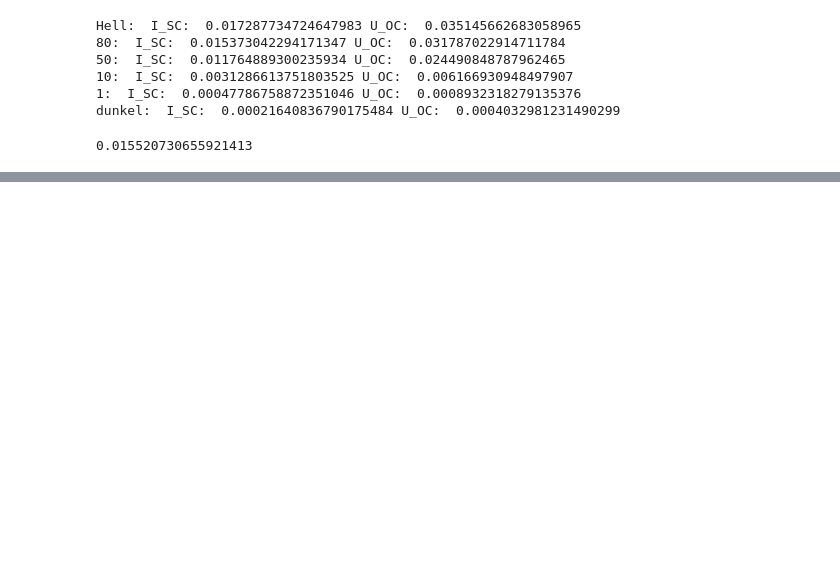
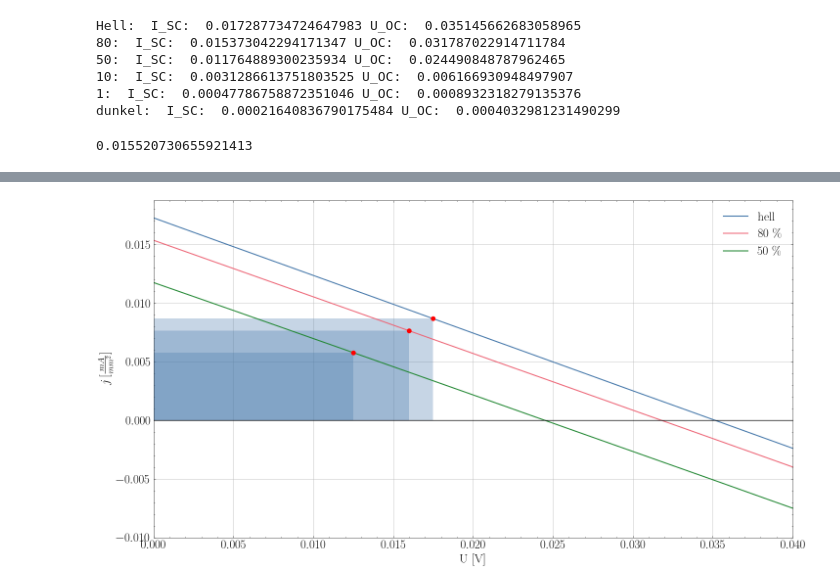
Before and after one commit to FlorianAdamczyk/FPrak_Perowskitsolarzellen, a Jupyter notebook: Auswertung.ipynb, the cells around one changed output, grey strips where cells are left out. Drawn from its saved outputs; the diff is of its cells as text; code cells hidden in the pictures; blank space fills up the shorter version.

```diff
--- a/Auswertung.ipynb
+++ b/Auswertung.ipynb
@@ -98,0 +136,46 @@ array(0.03514566)
+# %%
+VMPP_hell = 0.0175
+VMPP_80 = 0.016
+VMPP_50 = 0.0125
+
+IMPP_hell = interp1d(hellKL.U, hellKL.I, kind='linear', fill_value="extrapolate")(VMPP_hell)
+IMPP_80 = interp1d(KL80.U, KL80.I, kind='linear', fill_value="extrapolate")(VMPP_80)
+IMPP_50 = interp1d(KL50.U, KL50.I, kind='linear', fill_value="extrapolate")(VMPP_50)
+# %%
+fig = plt.figure(figsize=[15,8], dpi=100)
+ax = fig.add_subplot(111)
+
+
+ax.plot(hellKL.U, hellKL.I, linewidth = 1.5, label = "hell")
+ax.scatter(VMPP_hell,IMPP_hell, zorder = 10,clip_on=False, color = "red")
+ax.add_patch(patches.Rectangle((0, 0), VMPP_hell ,IMPP_hell, linewidth=1,alpha = 0.3, zorder = 1))
+
+
+ax.plot(KL80.U, KL80.I, linewidth = 1.5, label = r"80 \%")
+ax.scatter(VMPP_80,IMPP_80, zorder = 10,clip_on=False, color = "red")
+ax.add_patch(patches.Rectangle((0, 0), VMPP_80 ,IMPP_80, linewidth=1,alpha = 0.3, zorder = 1))
+
+ax.plot(KL50.U, KL50.I, linewidth = 1.5, label = r"50 \%")
+ax.scatter(VMPP_50,IMPP_50, zorder = 10,clip_on=False, color = "red")
+ax.add_patch(patches.Rectangle((0, 0), VMPP_50 ,IMPP_50, linewidth=1,alpha = 0.3, zorder = 1))
+
+ax.axhline(0,color = "black")
+
+ax.set_xlim(xmin = 0, xmax = 0.04)
+ax.set_ylim(ymin = -0.01)
+
+
+ax.set_xlabel("U [V]")
+ax.set_ylabel(ylabel=r"$j \, [\frac{mA}{mm^2}]$")
+
+#ax.set_yscale("log")
+
+ax.set_axisbelow(True)
+ax.legend()
+ax.grid()
+
+plt.tight_layout()
+
+plt.savefig("bilder/MPP_Kennlinie.pdf")
+# %% [output]
+[figure, added]
```
Also changed, not shown: parts of 5 cells of this notebook, 4 other files.
